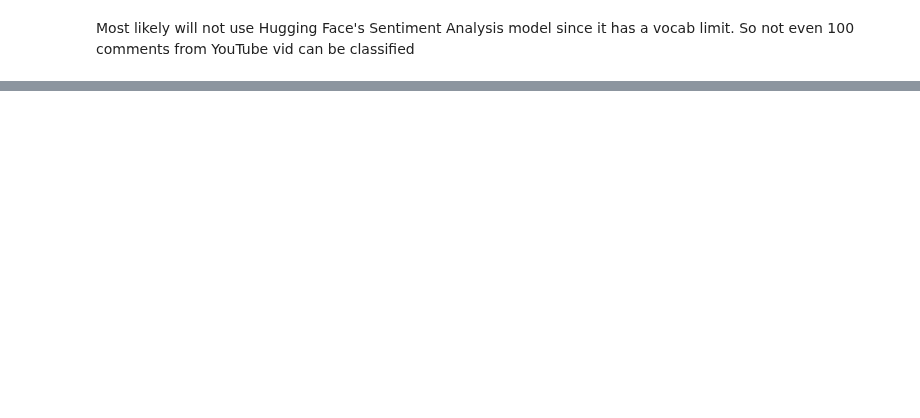
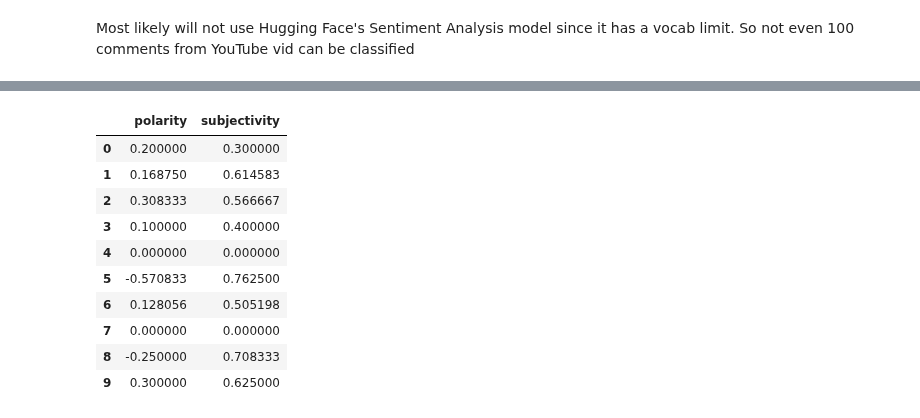
Before and after one commit to mindyng/2023-Business-Projects, a Jupyter notebook: sentiment-analysis-on-llm-chatbots.ipynb, the cells around one changed output, grey strips where cells are left out. Cells and saved outputs as stored; diff of their text form; code cells hidden in the pictures; blank space fills up the shorter version.

```diff
--- a/sentiment-analysis-on-llm-chatbots.ipynb
+++ b/sentiment-analysis-on-llm-chatbots.ipynb
@@ -233,0 +305,18 @@ df_tb.head()
+# %%
+# TextBlob Scores | Somewhat confusing grades for polarity. So Grade: 6/10
+df_tb[['polarity', 'subjectivity']][:10]
+
+#The polarity score is a float within the range [-1.0, 1.0].
+#The subjectivity is a float within the range [0.0, 1.0] where 0.0 is very objective and 1.0 is very subjective.
+# %% [output]
+|  | polarity | subjectivity |
+| 0 | 0.200000 | 0.300000 |
+| 1 | 0.168750 | 0.614583 |
+| 2 | 0.308333 | 0.566667 |
+| 3 | 0.100000 | 0.400000 |
+| 4 | 0.000000 | 0.000000 |
+| 5 | -0.570833 | 0.762500 |
+| 6 | 0.128056 | 0.505198 |
+| 7 | 0.000000 | 0.000000 |
+| 8 | -0.250000 | 0.708333 |
+| 9 | 0.300000 | 0.625000 |
```
Also changed, not shown: parts of 14 cells of this notebook.
